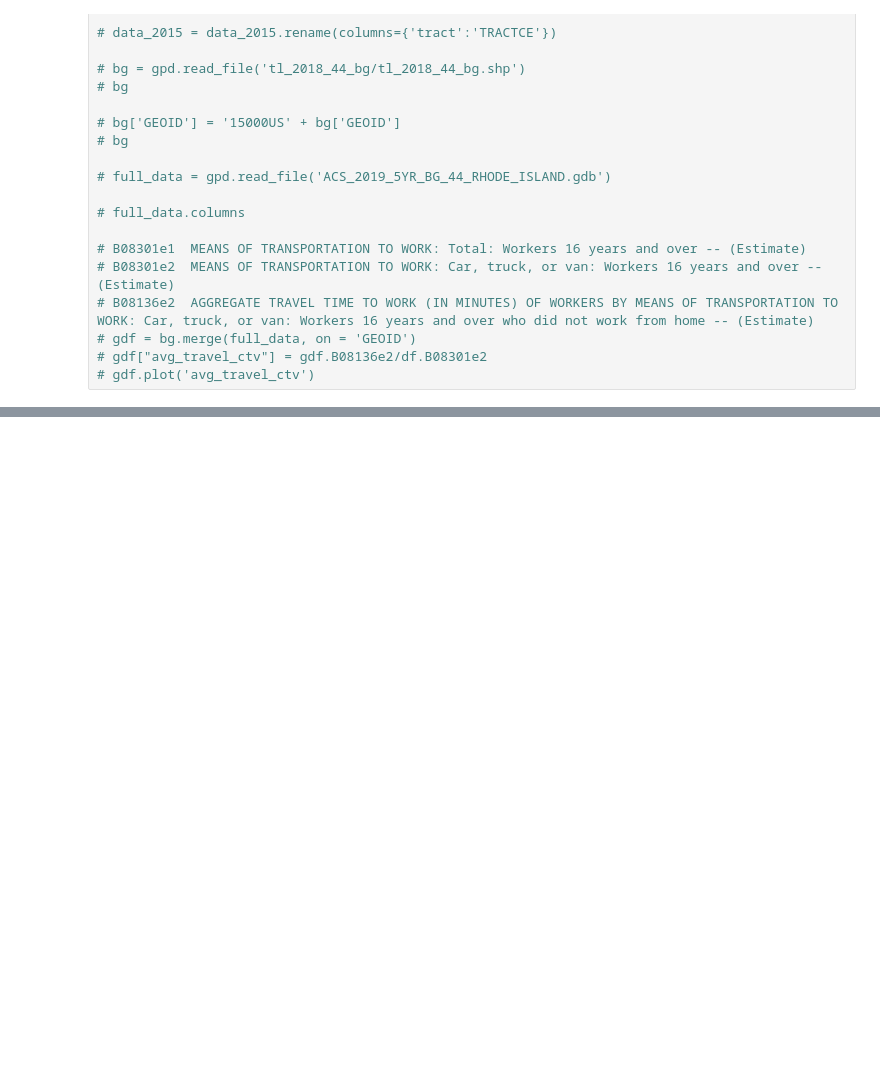
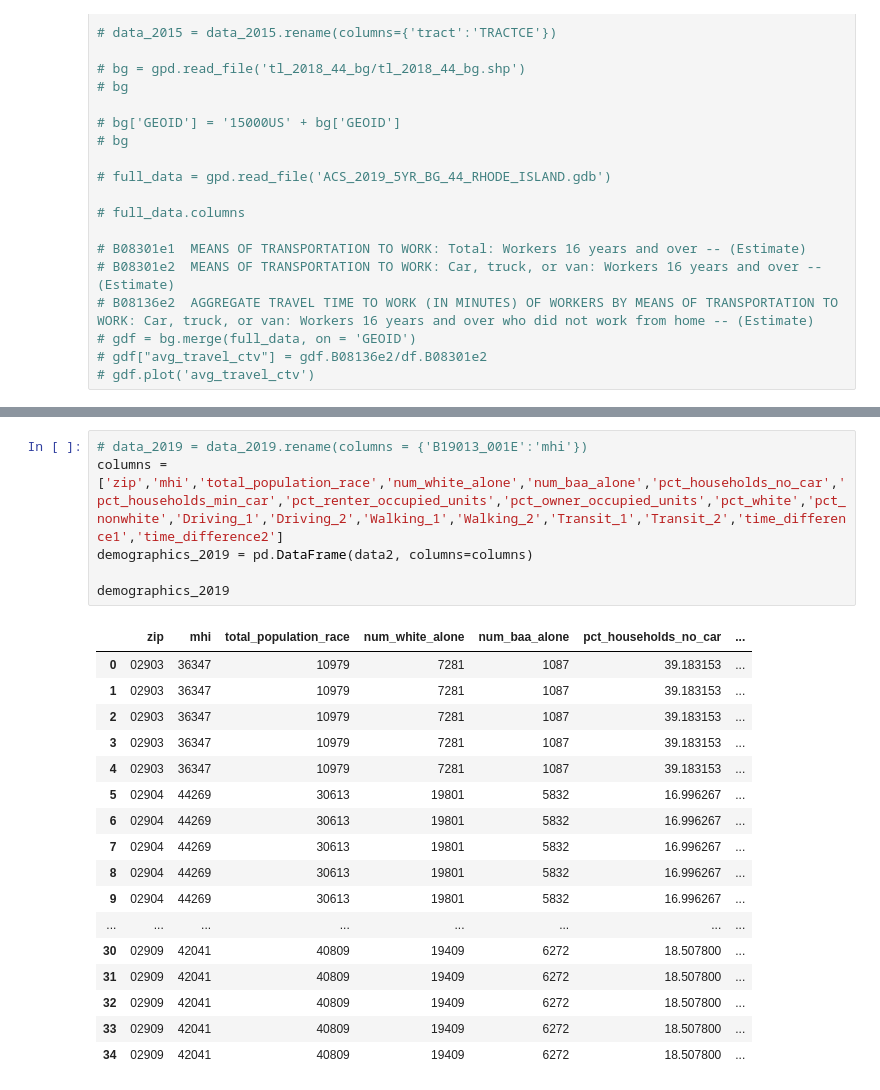
Before and after one commit to hochru557/po524-parking, a Jupyter notebook: census_api.ipynb, the cells around one changed output, grey strips where cells are left out. Drawn from its saved outputs; the diff is of its cells as text; blank space fills up the shorter version.

```diff
--- a/census_api.ipynb
+++ b/census_api.ipynb
@@ -454,0 +468,24 @@ Average Travel Time to Work, Public Transportation: = 44.765692800511935
+# %%
+# data_2019 = data_2019.rename(columns = {'B19013_001E':'mhi'})
+columns = ['zip','mhi','total_population_race','num_white_alone','num_baa_alone','pct_households_no_car','pct_households_min_car','pct_renter_occupied_units','pct_owner_occupied_units','pct_white','pct_nonwhite','Driving_1','Driving_2','Walking_1','Walking_2','Transit_1','Transit_2','time_difference1','time_difference2']
+demographics_2019 = pd.DataFrame(data2, columns=columns)
+
+demographics_2019
+# %% [output]
+|  | zip | mhi | total_population_race | num_white_alone | num_baa_alone | pct_households_no_car | ... |
+| 0 | 02903 | 36347 | 10979 | 7281 | 1087 | 39.183153 | ... |
+| 1 | 02903 | 36347 | 10979 | 7281 | 1087 | 39.183153 | ... |
+| 2 | 02903 | 36347 | 10979 | 7281 | 1087 | 39.183153 | ... |
+| 3 | 02903 | 36347 | 10979 | 7281 | 1087 | 39.183153 | ... |
+| 4 | 02903 | 36347 | 10979 | 7281 | 1087 | 39.183153 | ... |
+| 5 | 02904 | 44269 | 30613 | 19801 | 5832 | 16.996267 | ... |
+| 6 | 02904 | 44269 | 30613 | 19801 | 5832 | 16.996267 | ... |
+| 7 | 02904 | 44269 | 30613 | 19801 | 5832 | 16.996267 | ... |
+| 8 | 02904 | 44269 | 30613 | 19801 | 5832 | 16.996267 | ... |
+| 9 | 02904 | 44269 | 30613 | 19801 | 5832 | 16.996267 | ... |
+| ... | ... | ... | ... | ... | ... | ... | ... |
+| 30 | 02909 | 42041 | 40809 | 19409 | 6272 | 18.507800 | ... |
+| 31 | 02909 | 42041 | 40809 | 19409 | 6272 | 18.507800 | ... |
+| 32 | 02909 | 42041 | 40809 | 19409 | 6272 | 18.507800 | ... |
+| 33 | 02909 | 42041 | 40809 | 19409 | 6272 | 18.507800 | ... |
+| 34 | 02909 | 42041 | 40809 | 19409 | 6272 | 18.507800 | ... |
```
Also changed, not shown: parts of 7 cells of this notebook, 5 other files.
